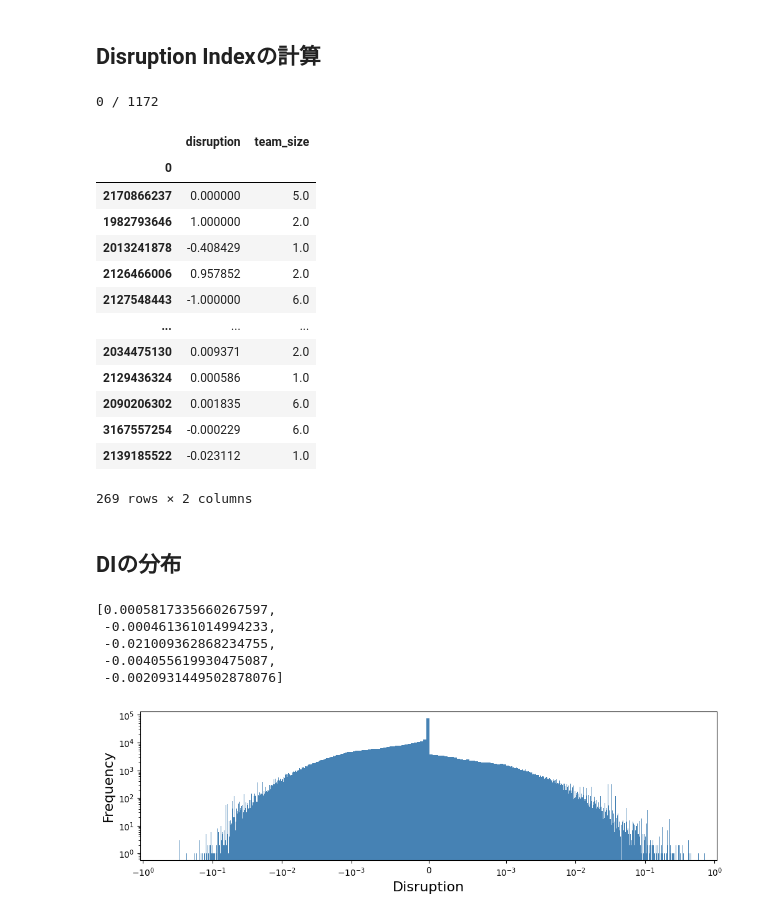
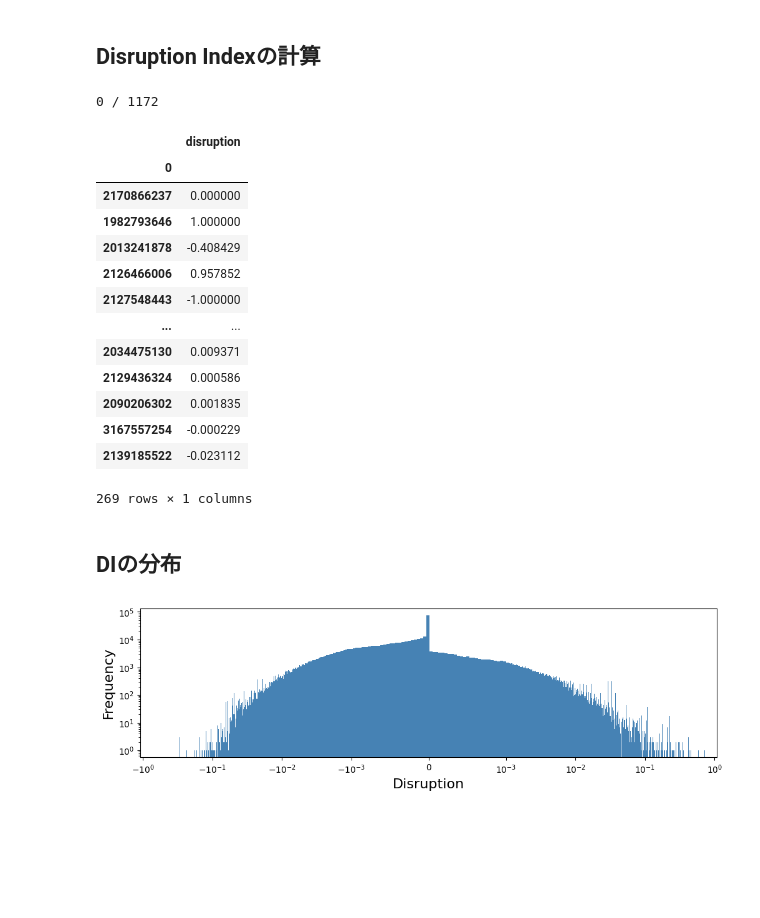
Before and after one commit to ScisciJP/tutorial_jp, a Jupyter notebook: 3-Disruptiveness.ipynb, the cells around one changed output. Drawn from its saved outputs; the diff is of its cells as text; code cells hidden in the pictures; blank space fills up the shorter version.

```diff
--- a/3-Disruptiveness.ipynb
+++ b/3-Disruptiveness.ipynb
@@ -250,34 +244,33 @@ def get_score(node):
     except:
         return None
 # %%
-# 17min
 eids = works_df.index
 
 res = []
 for n, eid in enumerate(eids):
     if n % 5000 == 0: print(f'{n} / {len(works_df)}')
     res.append(get_score(eid))
 scores = pd.DataFrame([[eid,re] for eid,re in zip(eids,res)])
 
 scores.index = scores[0]
-scores['team_size'] = scores[0].map(works_df['AuthorCount'])
+# scores['team_size'] = scores[0].map(works_df['AuthorCount'])
 scores = scores[~scores[1].isna()].drop(columns=0).rename(columns={1: 'disruption'})
 display(scores)
 # %% [output]
 0 / 1172
-|  | disruption | team_size |
-| 0 |  |  |
-| 2170866237 | 0.000000 | 5.0 |
-| 1982793646 | 1.000000 | 2.0 |
-| 2013241878 | -0.408429 | 1.0 |
-| 2126466006 | 0.957852 | 2.0 |
-| 2127548443 | -1.000000 | 6.0 |
-| ... | ... | ... |
-| 2034475130 | 0.009371 | 2.0 |
-| 2129436324 | 0.000586 | 1.0 |
-| 2090206302 | 0.001835 | 6.0 |
-| 3167557254 | -0.000229 | 6.0 |
-| 2139185522 | -0.023112 | 1.0 |
+|  | disruption |
+| 0 |  |
+| 2170866237 | 0.000000 |
+| 1982793646 | 1.000000 |
+| 2013241878 | -0.408429 |
+| 2126466006 | 0.957852 |
+| 2127548443 | -1.000000 |
+| ... | ... |
+| 2034475130 | 0.009371 |
+| 2129436324 | 0.000586 |
+| 2090206302 | 0.001835 |
+| 3167557254 | -0.000229 |
+| 2139185522 | -0.023112 |
-269 rows × 2 columns
+269 rows × 1 columns
 # %% [markdown]
 ## DIの分布
@@ -288,10 +277 @@ display(scores)
-# %%
-D = [row[2] for row in W]
-D[:5]
-# %% [output]
-[0.0005817335660267597,
- -0.000461361014994233,
- -0.021009362868234755,
- -0.004055619930475087,
- -0.0020931449502878076]
 # %%
```
Also changed, not shown: parts of 13 cells of this notebook.
